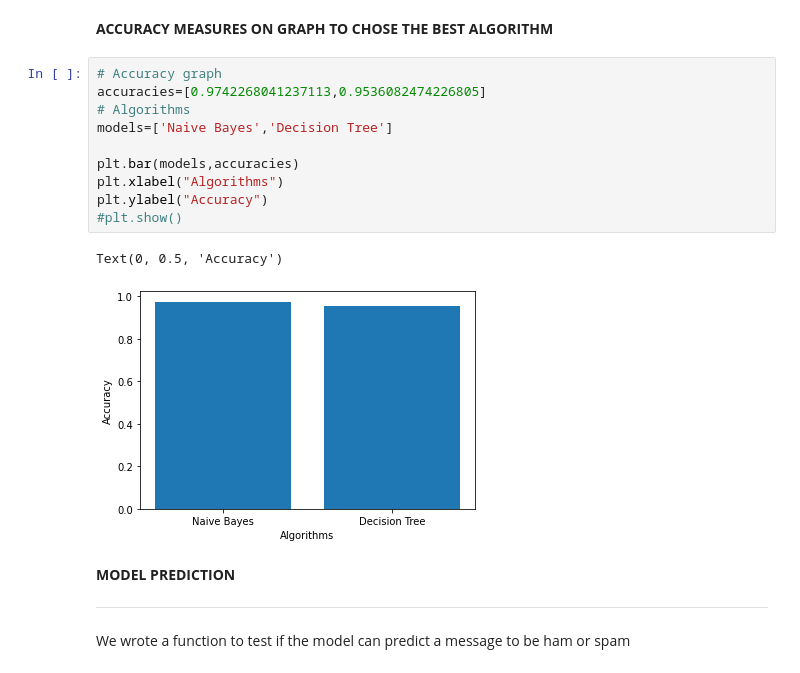
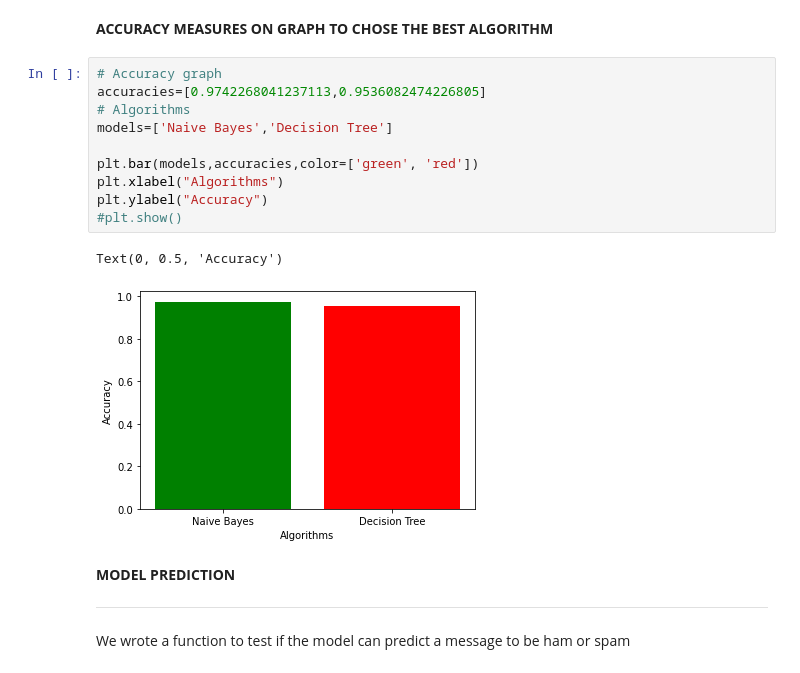
Before and after one commit to wandieinnocents/SpamSmsDetector_MachineLearning, a Jupyter notebook: SmsSpamClassifyerFinal.ipynb, the cells around one changed output. Saved outputs shown, nothing was run; the diff lists cells and outputs as text.

```diff
--- a/SmsSpamClassifyerFinal.ipynb
+++ b/SmsSpamClassifyerFinal.ipynb
@@ -463,16 +464,16 @@ Thus, our spam filtering algorithm has an accuracy of 97% For naive bayes, which
 # %%
 # Accuracy graph
 accuracies=[0.9742268041237113,0.9536082474226805]
 # Algorithms
 models=['Naive Bayes','Decision Tree']
 
-plt.bar(models,accuracies)
+plt.bar(models,accuracies,color=['green', 'red'])
 plt.xlabel("Algorithms")
 plt.ylabel("Accuracy")
 #plt.show()
 # %% [output]
 Text(0, 0.5, 'Accuracy')
-[figure, old version]
+[figure, new version]
 # %% [markdown]
 **MODEL PREDICTION**
 
```
Also changed, not shown: parts of 3 cells of this notebook.
